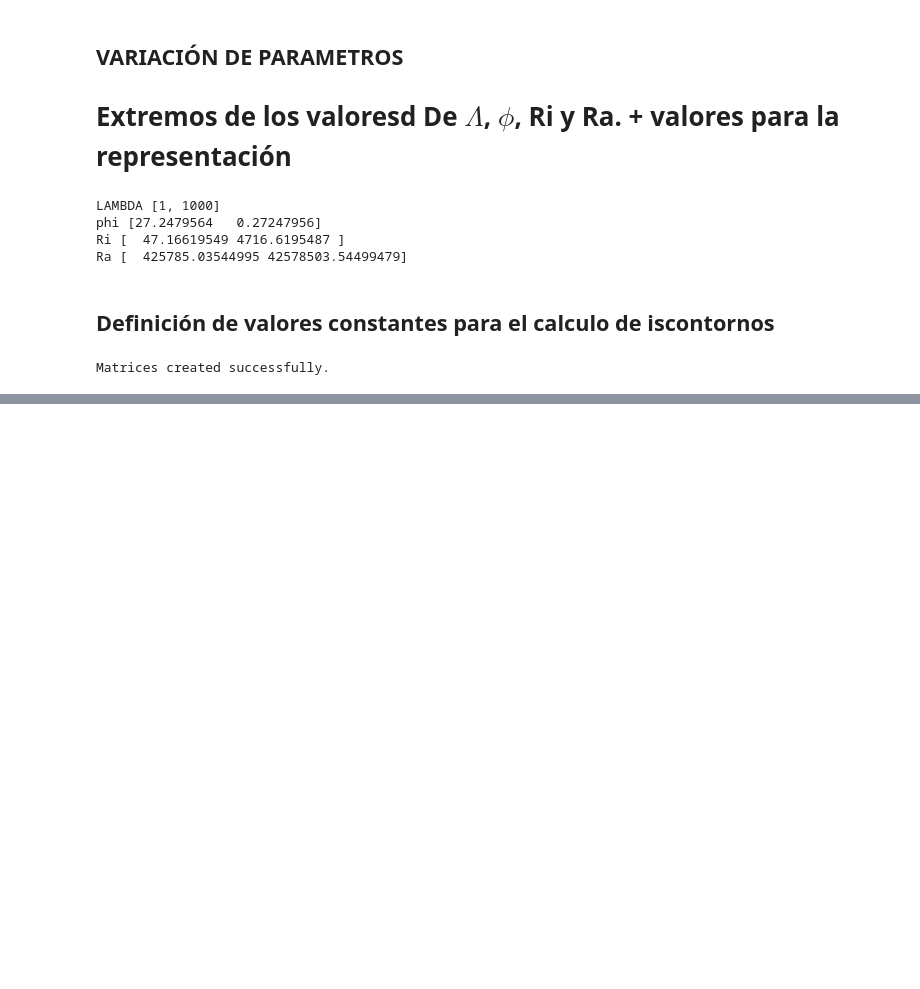
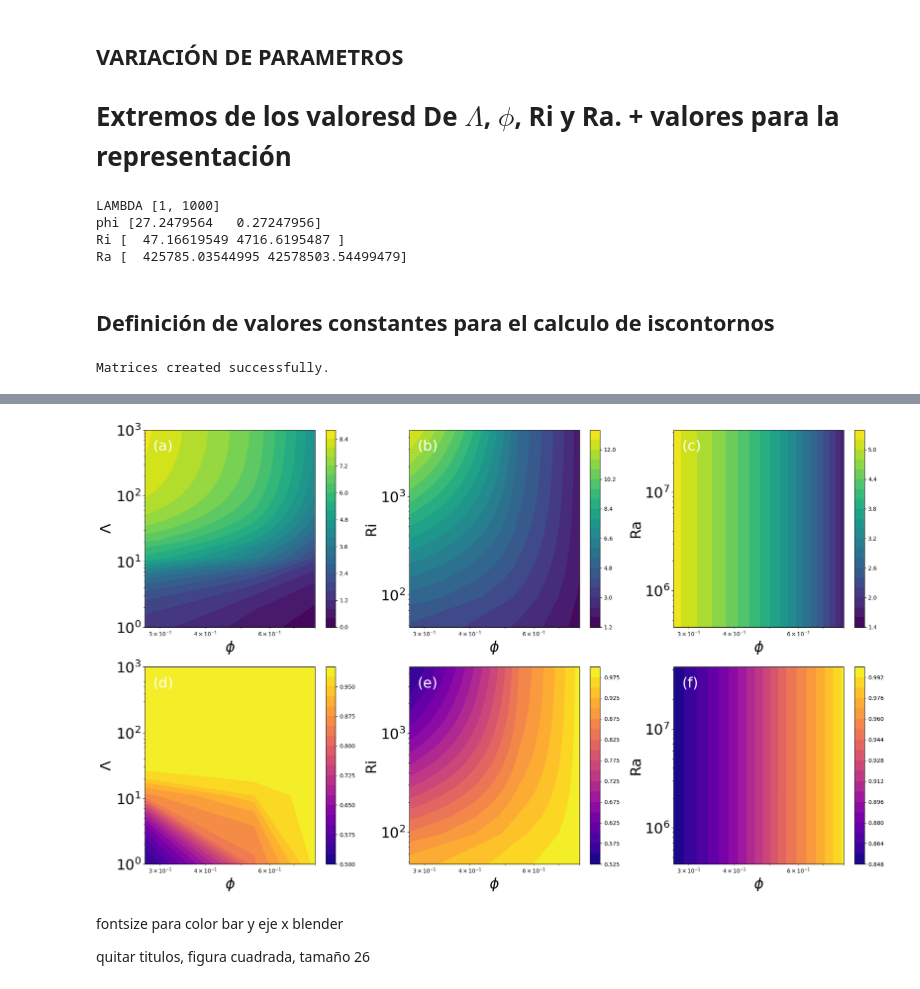
Before and after one commit to angelgvillatoro/bullville_M1, a Jupyter notebook: tfm/4_9_24.ipynb, the cells around one changed output, grey strips where cells are left out. Drawn from its saved outputs; the diff is of its cells as text; code cells hidden in the pictures; blank space fills up the shorter version.

```diff
--- a/tfm/4_9_24.ipynb
+++ b/tfm/4_9_24.ipynb
@@ -331 +331,52 @@ print(8e-1)
 0.8
+# %%
+from matplotlib.ticker import LogLocator, FuncFormatter
+
+# Crear una figura con 6 subplots
+fig, axs = plt.subplots(2, 3, figsize=(20, 12))
+
+# Función para configurar cada subplot
+def setup_subplot(ax, im, xlabel, ylabel, letter):
+    ax.set_xlabel(xlabel, fontsize=26)
+    ax.set_ylabel(ylabel, fontsize=26)
+    ax.set_xscale('log')
+    ax.set_yscale('log')
+    ax.set_xlim(0, 8e-1)
+    fig.colorbar(im, ax=ax)
+    ax.text(0.05, 0.95, f'({letter})', transform=ax.transAxes,
+            ha='left', va='top', fontsize=26, color='white')
+
+    ax.tick_params(axis='both', which='major', labelsize=26)
+
+
+# Lista de parámetros para cada subplot
+subplot_params = [
+    (v_lambda_phi, '$\phi$', '$\Lambda$', LAMBDA_range),
+    (v_Ri_phi, '$\phi$', 'Ri', Ri_range),
+    (v_Ra_phi, '$\phi$', 'Ra', Ra_range),
+    (theta_lambda_phi, '$\phi$', '$\Lambda$', LAMBDA_range),
+    (theta_Ri_phi, '$\phi$', 'Ri', Ri_range),
+    (theta_Ra_phi, '$\phi$', 'Ra', Ra_range)
+]
+
+# Crear subplots
+for i, (data, xlabel, ylabel, y_range) in enumerate(subplot_params):
+    row = i // 3
+    col = i % 3
+    letter = chr(97 + i)  # 'a' to 'f'
+    cmap = 'viridis' if i < 3 else 'plasma'
+
+    im = axs[row, col].contourf(phi_range, y_range, data, levels=20, cmap=cmap)
+    setup_subplot(axs[row, col], im, xlabel, ylabel, letter)
+    axs[row, col].set_ylim(min(y_range), max(y_range))
+
+plt.tight_layout()
+plt.show()
+# %% [output]
+[figure, added]
+# %% [markdown]
+fontsize para color bar y eje x
+blender
+
+
+quitar titulos, figura cuadrada, tamaño 26
```
Also changed, not shown: parts of 4 cells of this notebook, 1 other file.
